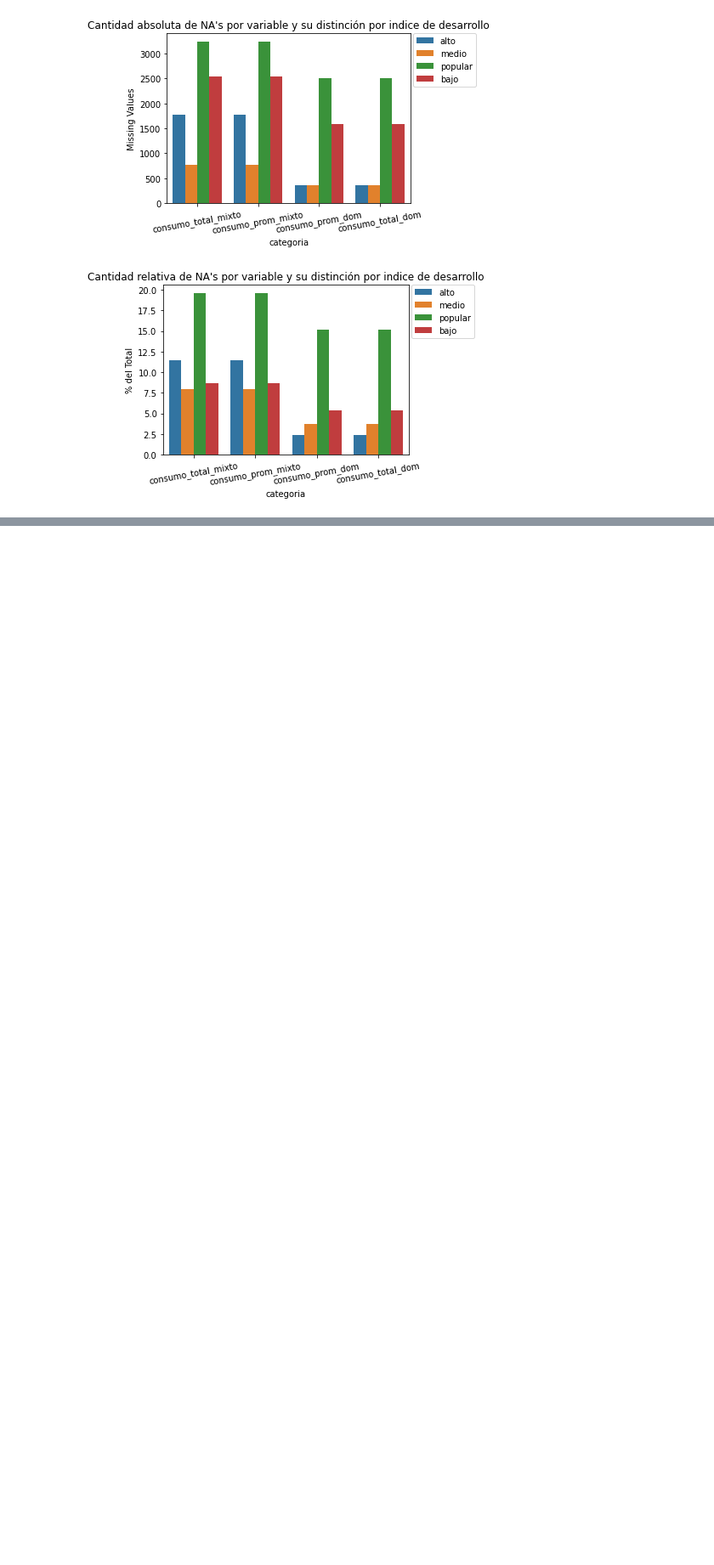
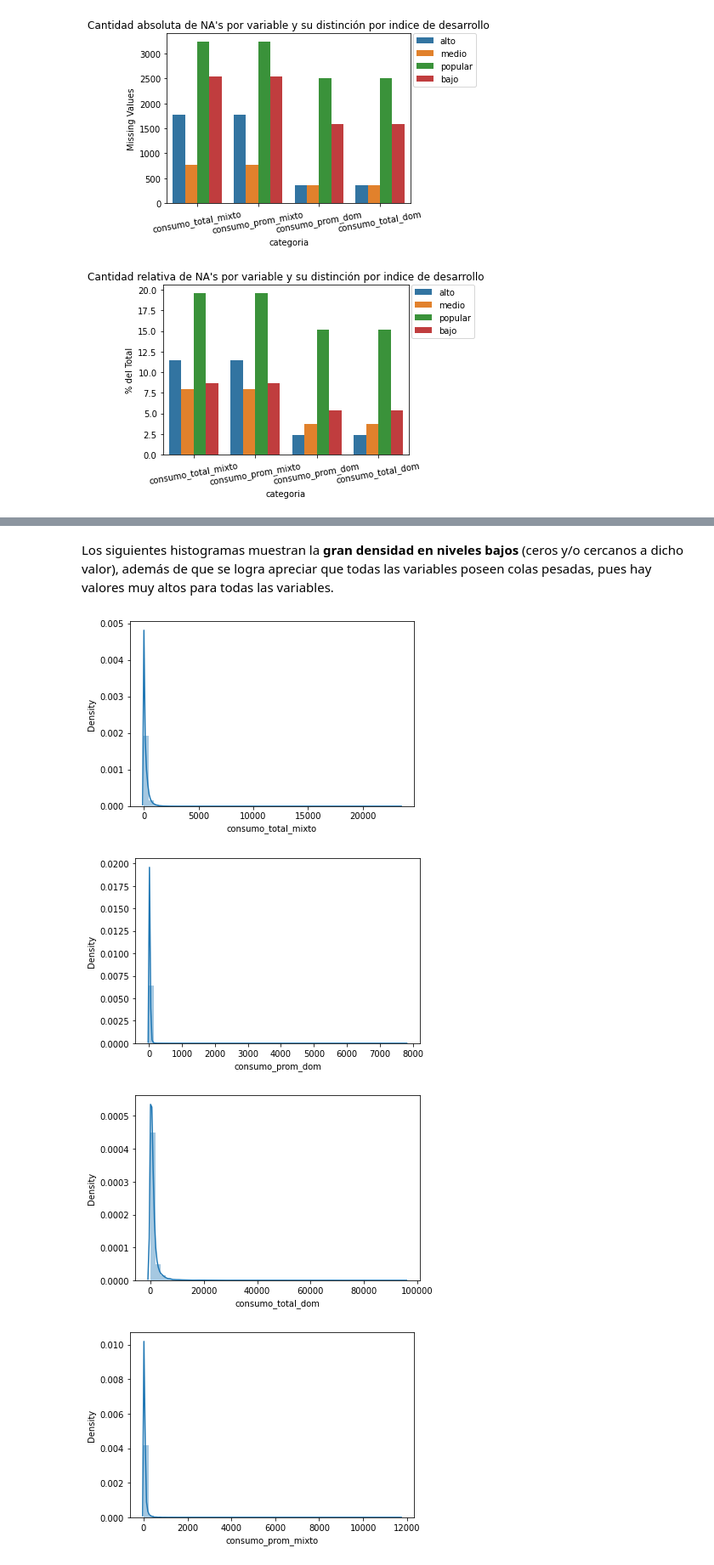
Before and after one commit to rafaelortegar/ids_t2_equipo, a Jupyter notebook: notebooks/Laboratorio_limpio-Copy1.ipynb, the cells around one changed output, grey strips where cells are left out. Shown at 85% size. Cells and saved outputs as stored; diff of their text form; code cells hidden in the pictures; blank space fills up the shorter version.

Commit message:
Añadiendo análisis de ceros en archivo Laboratorio_limpio-Copy1.ipynb

```diff
--- a/notebooks/Laboratorio_limpio-Copy1.ipynb
+++ b/notebooks/Laboratorio_limpio-Copy1.ipynb
@@ -26,11 +28,12 @@ import src
 from src.algorithms import eda as eda_eq
 # %%
 # para leer el archivo como local
-agua = pd.read_csv('../data/consumo-agua.csv')
+# agua = pd.read_csv('../data/consumo-agua.csv')
 
 # Para leer el archivo directo desde la url:
-#CSV_URL = 'https://datos.cdmx.gob.mx/explore/dataset/consumo-agua/download/?format=csv&timezone=America/Mexico_City&lang=es&use_labels_for_header=true&csv_separator=%2C'
-#agua_liga = pd.read_csv(CSV_URL)
+CSV_URL = 'https://datos.cdmx.gob.mx/explore/dataset/consumo-agua/download/?format=csv&timezone=America/Mexico_City&lang=es&use_labels_for_header=true&csv_separator=%2C'
+agua_liga = pd.read_csv(CSV_URL)
+agua = agua_liga
 
 # Otra forma de extraerlo desde la liga, pero menos eficiente
 # CSV_URL = 'https://datos.cdmx.gob.mx/explore/dataset/consumo-agua/download/?format=csv&timezone=America/Mexico_City&lang=es&use_labels_for_header=true&csv_separator=%2C'
@@ -733,0 +775,7 @@ plt.tight_layout()
+# %%
+agua = eda_eq.prepara_dataset(agua)
+# %%
+variables_numericas = np.array(["consumo_total_mixto", "consumo_prom_dom", "consumo_total_dom",
+                                "consumo_prom_mixto", "consumo_total", "consumo_prom", "consumo_prom_no_dom",
+                               "consumo_total_no_dom"])
+print(variables_numericas)
@@ -733,0 +786,11 @@ plt.tight_layout()
+# %% [markdown]
+Los siguientes histogramas muestran la **gran densidad en niveles bajos** (ceros y/o cercanos a dicho valor), además de que se logra apreciar que todas las variables poseen colas pesadas, pues hay valores muy altos para todas las variables.
+# %%
+for column in variables_numericas:
+    plt.figure()
+    sns.distplot(agua[column])
+# %% [output]
+[figure, added]
+[figure, added]
+[figure, added]
+[figure, added]
```
Also changed, not shown: parts of 23 cells of this notebook.
